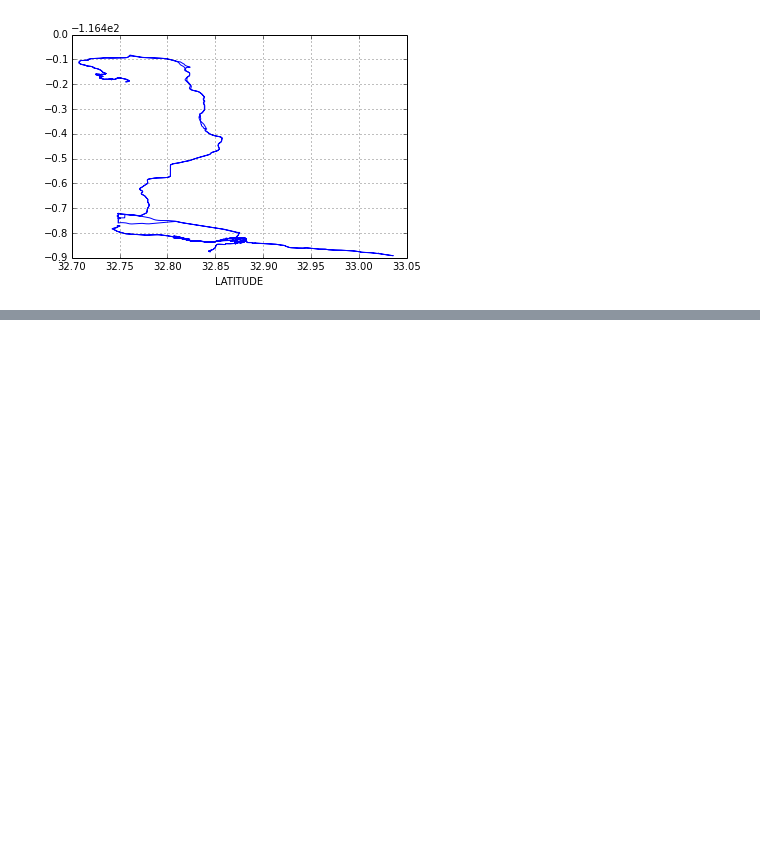
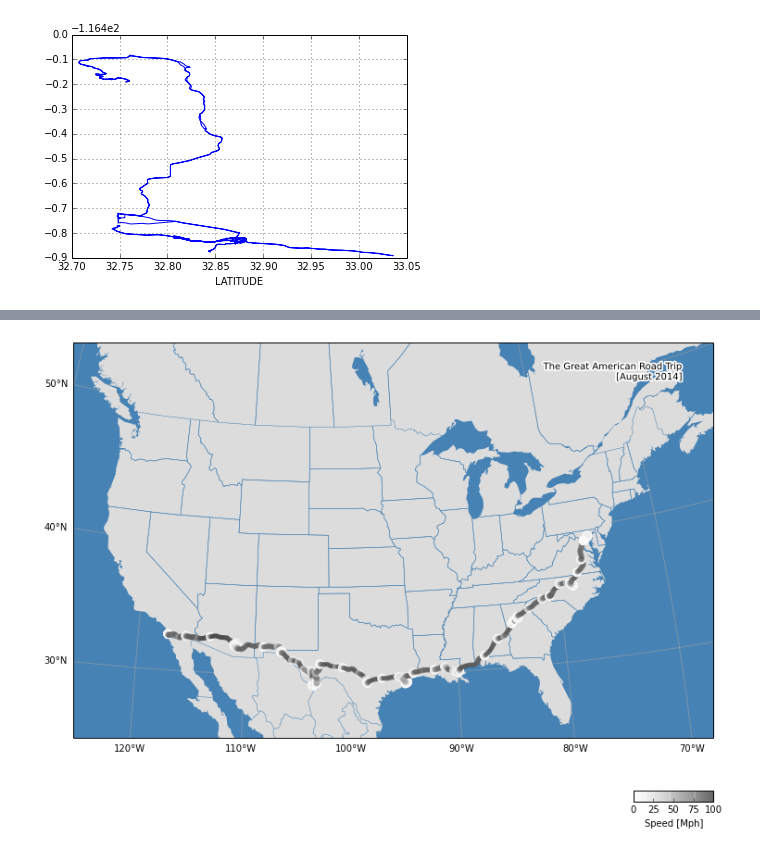
Before and after one commit to ajmendez/PyGPS, a Jupyter notebook: notebook/gpsdata.ipynb, the cells around one changed output, grey strips where cells are left out. Cells and saved outputs as stored; diff of their text form; code cells hidden in the pictures; blank space fills up the shorter version.

Commit message:
adding new us plot

```diff
--- a/notebook/gpsdata.ipynb
+++ b/notebook/gpsdata.ipynb
@@ -22,0 +36,4 @@ df.plot(x='LATITUDE', y='LONGITUDE')
+# %%
+reload(combine)
+x,y = None, None # converted locaton points for map plot. rerun to reset.
+df = combine.walk(os.path.expanduser('~/tmp/gps/combine/'))
@@ -22,0 +51,26 @@ df.plot(x='LATITUDE', y='LONGITUDE')
+# %%
+nmax = len(speed)
+nskip = 20
+
+ax = visualize.setup_plot()
+
+# This is somewhat expensive to only rerun if needed.
+x = None # rebuild x,y points
+if x is None:
+    df2 = df[df['DATE_TIME'] > pd.Timestamp('2014-08-07')]
+    lon,lat,speed = map(np.array, [df2['LONGITUDE'],df2['LATITUDE'],df2['SPEED(km/h)']])
+    speed = speed*0.621
+    x,y = ax.m(lon,lat)
+ii = np.arange(0,nmax,nskip)
+# pylab.plot(x[ii],y[ii], color='k', alpha=0.75)
+sc = ax.m.scatter(x[ii], y[ii],
+                  c=speed[ii], s=100-speed[ii],
+                  vmin=0, vmax=100, cmap=pylab.cm.Greys,
+                  edgecolor='none', alpha=0.2, zorder=10,
+                  label='Speed [Mph]',
+                  )
+hcolorbar(sc, nticks=5, alpha=1)
+setup(subtitle='The Great American Road Trip\n[August 2014]')
+None
+# %% [output]
+[figure, added]
```
Also changed, not shown: parts of 8 cells of this notebook, 4 other files.
